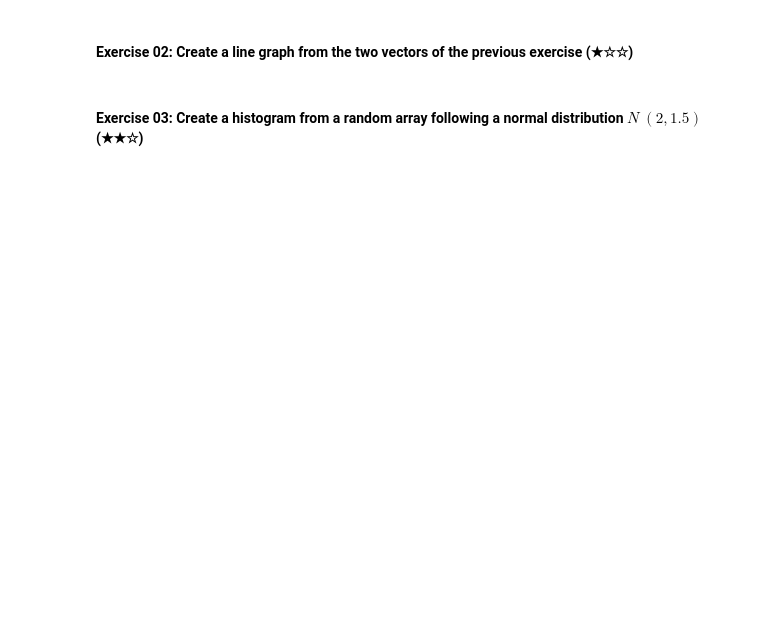
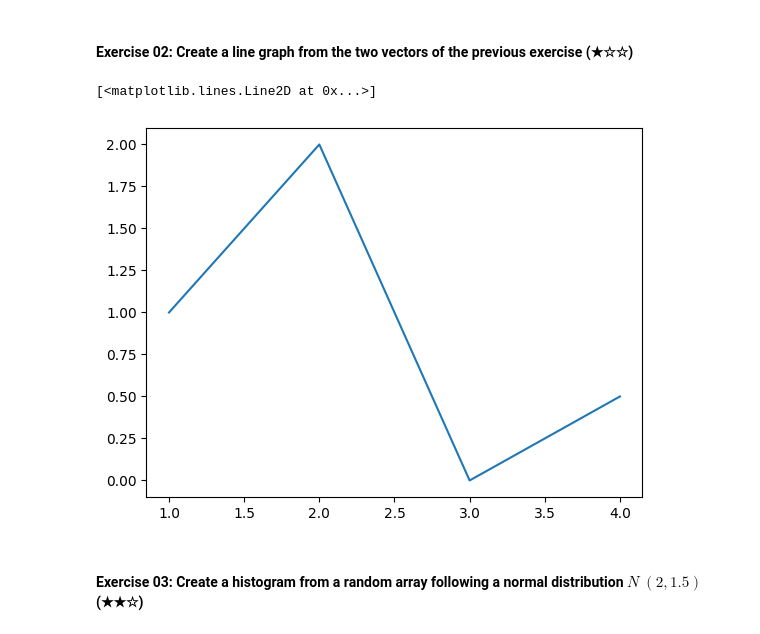
Before and after one commit to pcaliman2/Prework, a Jupyter notebook: 04_1_intro_to_matplotlib.ipynb, the cells around one changed output. Saved outputs shown, nothing was run; the diff lists cells and outputs as text; code cells hidden in the pictures; blank space fills up the shorter version.

```diff
--- a/04_1_intro_to_matplotlib.ipynb
+++ b/04_1_intro_to_matplotlib.ipynb
@@ -124,4 +138,9 @@ plt.show()
 # %% [markdown]
 #### Exercise 02: Create a line graph from the two vectors of the previous exercise (★☆☆)
+# %%
+plt.plot(X, y)
+# %% [output]
+[<matplotlib.lines.Line2D at 0x...>]
+[figure, added]
 # %% [markdown]
 #### Exercise 03: Create a histogram from a random array following a normal distribution $N ~ (2, 1.5) $ (★★☆)
```
Also changed, not shown: parts of 4 cells of this notebook.
